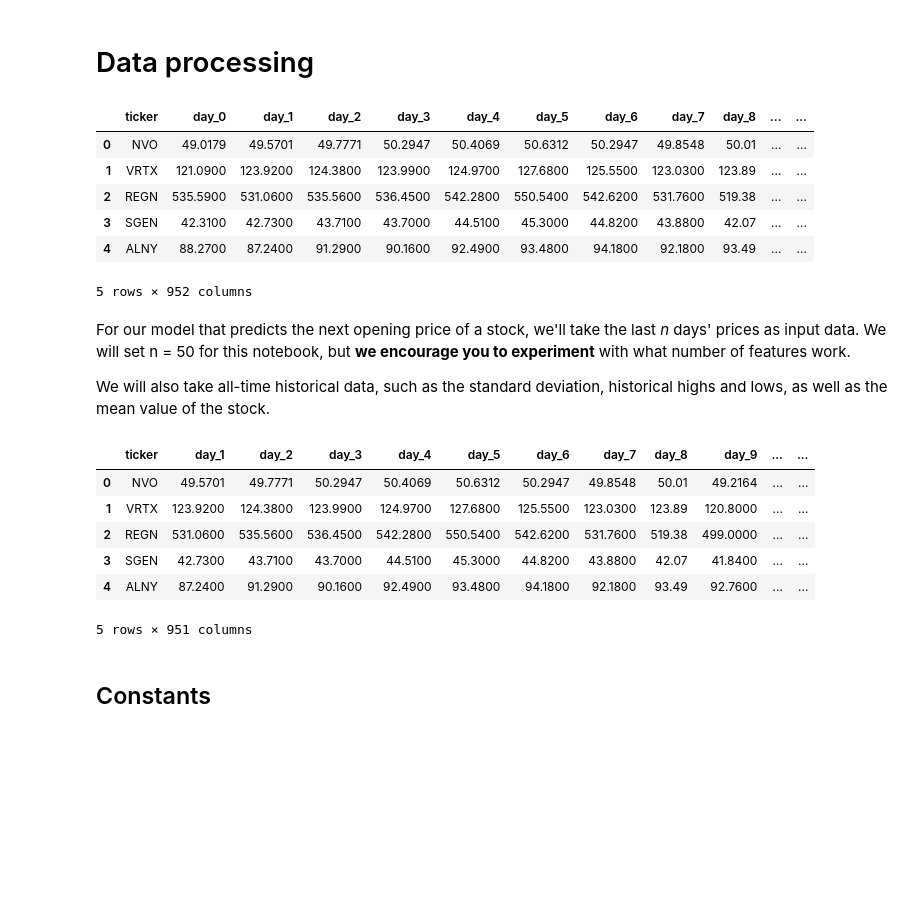
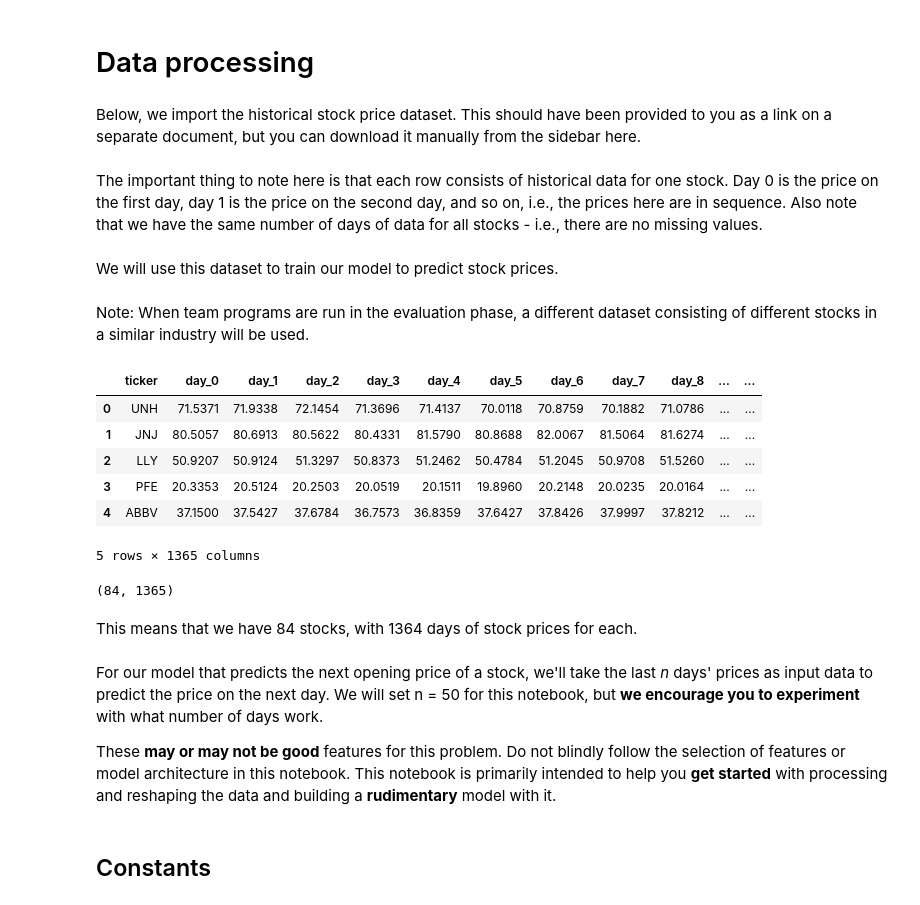
Before and after one commit to tsrsmict/bot-xchange-22, a Jupyter notebook: Bot-Xchange-Starter-Project/Creating a model to predict stock prices.ipynb, the cells around one changed output. Cells and saved outputs as stored; diff of their text form; code cells hidden in the pictures; blank space fills up the shorter version.

```diff
--- a/Bot-Xchange-Starter-Project/Creating a model to predict stock prices.ipynb
+++ b/Bot-Xchange-Starter-Project/Creating a model to predict stock prices.ipynb
@@ -19,33 +19,35 @@ undefined. Click 'Download'. This will download this notebook and all project fi
 # %%
 import pandas as pd
 import numpy as np
+# %% [markdown]
+Below, we import the historical stock price dataset. This should have been provided to you as a link on a separate document, but you can download it manually from the sidebar here.
+# %% [markdown]
+The important thing to note here is that each row consists of historical data for one stock. Day 0 is the price on the first day, day 1 is the price on the second day, and so on, i.e., the prices here are in sequence. Also note that we have the same number of days of data for all stocks - i.e., there are no missing values.
+# %% [markdown]
+We will use this dataset to train our model to predict stock prices.
+# %% [markdown]
+Note: When team programs are run in the evaluation phase, a different dataset consisting of different stocks in a similar industry will be used.
 # %%
-df = pd.read_csv('opening_prices_biotech.csv')
+df = pd.read_csv('med_stock_data.csv')
 df.head()
 # %% [output]
 |  | ticker | day_0 | day_1 | day_2 | day_3 | day_4 | day_5 | day_6 | day_7 | day_8 | ... | ... |
-| 0 | NVO | 49.0179 | 49.5701 | 49.7771 | 50.2947 | 50.4069 | 50.6312 | 50.2947 | 49.8548 | 50.01 | ... | ... |
-| 1 | VRTX | 121.0900 | 123.9200 | 124.3800 | 123.9900 | 124.9700 | 127.6800 | 125.5500 | 123.0300 | 123.89 | ... | ... |
-| 2 | REGN | 535.5900 | 531.0600 | 535.5600 | 536.4500 | 542.2800 | 550.5400 | 542.6200 | 531.7600 | 519.38 | ... | ... |
-| 3 | SGEN | 42.3100 | 42.7300 | 43.7100 | 43.7000 | 44.5100 | 45.3000 | 44.8200 | 43.8800 | 42.07 | ... | ... |
-| 4 | ALNY | 88.2700 | 87.2400 | 91.2900 | 90.1600 | 92.4900 | 93.4800 | 94.1800 | 92.1800 | 93.49 | ... | ... |
+| 0 | UNH | 71.5371 | 71.9338 | 72.1454 | 71.3696 | 71.4137 | 70.0118 | 70.8759 | 70.1882 | 71.0786 | ... | ... |
+| 1 | JNJ | 80.5057 | 80.6913 | 80.5622 | 80.4331 | 81.5790 | 80.8688 | 82.0067 | 81.5064 | 81.6274 | ... | ... |
+| 2 | LLY | 50.9207 | 50.9124 | 51.3297 | 50.8373 | 51.2462 | 50.4784 | 51.2045 | 50.9708 | 51.5260 | ... | ... |
+| 3 | PFE | 20.3353 | 20.5124 | 20.2503 | 20.0519 | 20.1511 | 19.8960 | 20.2148 | 20.0235 | 20.0164 | ... | ... |
+| 4 | ABBV | 37.1500 | 37.5427 | 37.6784 | 36.7573 | 36.8359 | 37.6427 | 37.8426 | 37.9997 | 37.8212 | ... | ... |
-5 rows × 952 columns
+5 rows × 1365 columns
+# %%
+df.shape
+# %% [output]
+(84, 1365)
+# %% [markdown]
+This means that we have 84 stocks, with 1364 days of stock prices for each.
 # %% [markdown]
-For our model that predicts the next opening price of a stock, we'll take the last _n_ days' prices as input data. We will set n = 50 for this notebook, but **we encourage you to experiment** with what number of features work.
+For our model that predicts the next opening price of a stock, we'll take the last _n_ days' prices as input data to predict the price on the next day. We will set n = 50 for this notebook, but **we encourage you to experiment** with what number of days work.
 
-We will also take all-time historical data, such as the standard deviation, historical highs and lows, as well as the mean value of the stock.
+These **may or may not be good** features for this problem. Do not blindly follow the selection of features or model architecture in this notebook. This notebook is primarily intended to help you **get started** with processing and reshaping the data and building a **rudimentary** model with it.
-# %%
-# Only do this if you're using sets of 50
-df.drop('day_0', axis=1, inplace=True)
-df.head()
-# %% [output]
-|  | ticker | day_1 | day_2 | day_3 | day_4 | day_5 | day_6 | day_7 | day_8 | day_9 | ... | ... |
-| 0 | NVO | 49.5701 | 49.7771 | 50.2947 | 50.4069 | 50.6312 | 50.2947 | 49.8548 | 50.01 | 49.2164 | ... | ... |
-| 1 | VRTX | 123.9200 | 124.3800 | 123.9900 | 124.9700 | 127.6800 | 125.5500 | 123.0300 | 123.89 | 120.8000 | ... | ... |
-| 2 | REGN | 531.0600 | 535.5600 | 536.4500 | 542.2800 | 550.5400 | 542.6200 | 531.7600 | 519.38 | 499.0000 | ... | ... |
-| 3 | SGEN | 42.7300 | 43.7100 | 43.7000 | 44.5100 | 45.3000 | 44.8200 | 43.8800 | 42.07 | 41.8400 | ... | ... |
-| 4 | ALNY | 87.2400 | 91.2900 | 90.1600 | 92.4900 | 93.4800 | 94.1800 | 92.1800 | 93.49 | 92.7600 | ... | ... |
-5 rows × 951 columns
 # %% [markdown]
 ## Constants
 # %%
```
Also changed, not shown: parts of 42 cells of this notebook, 10 other files.
